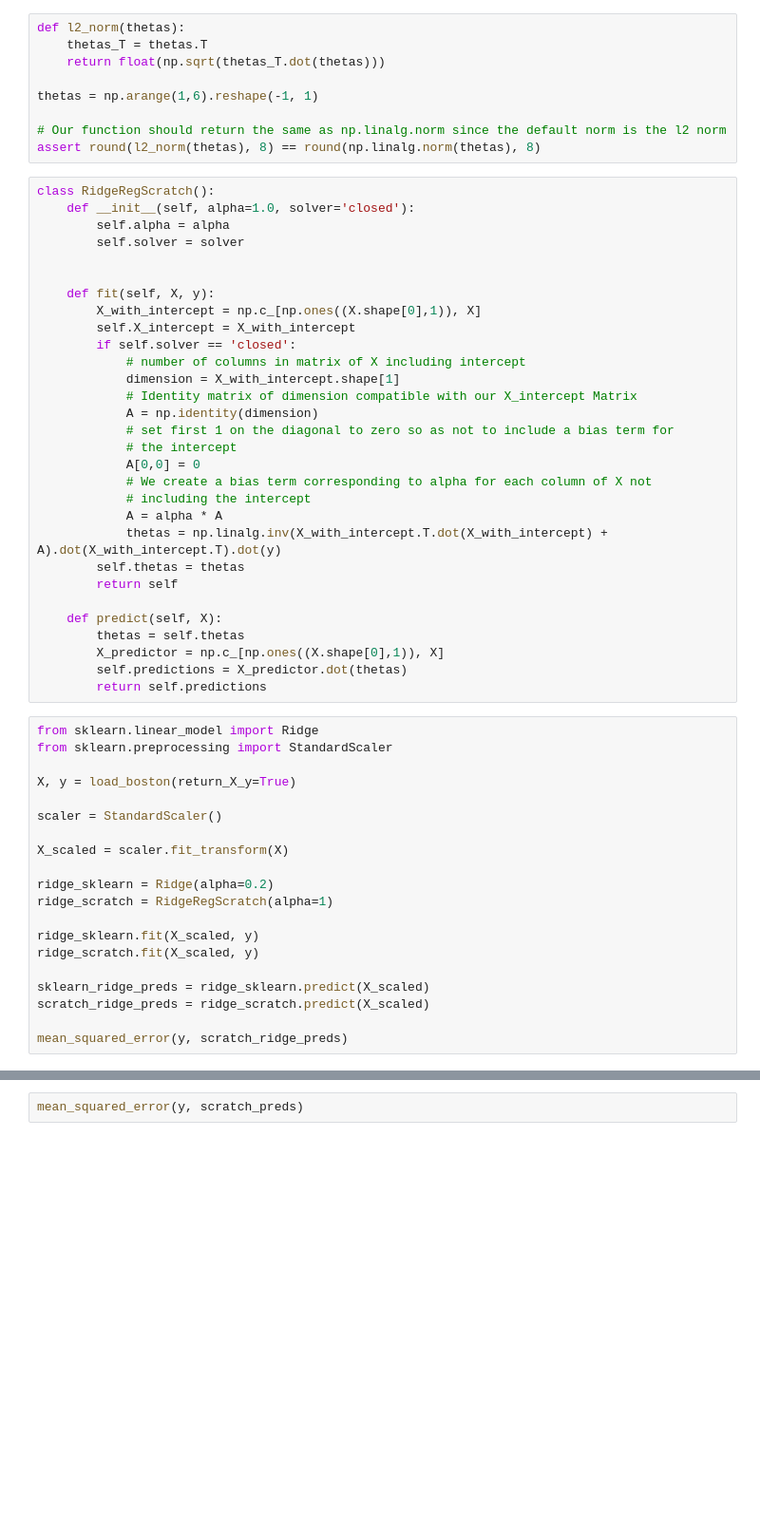
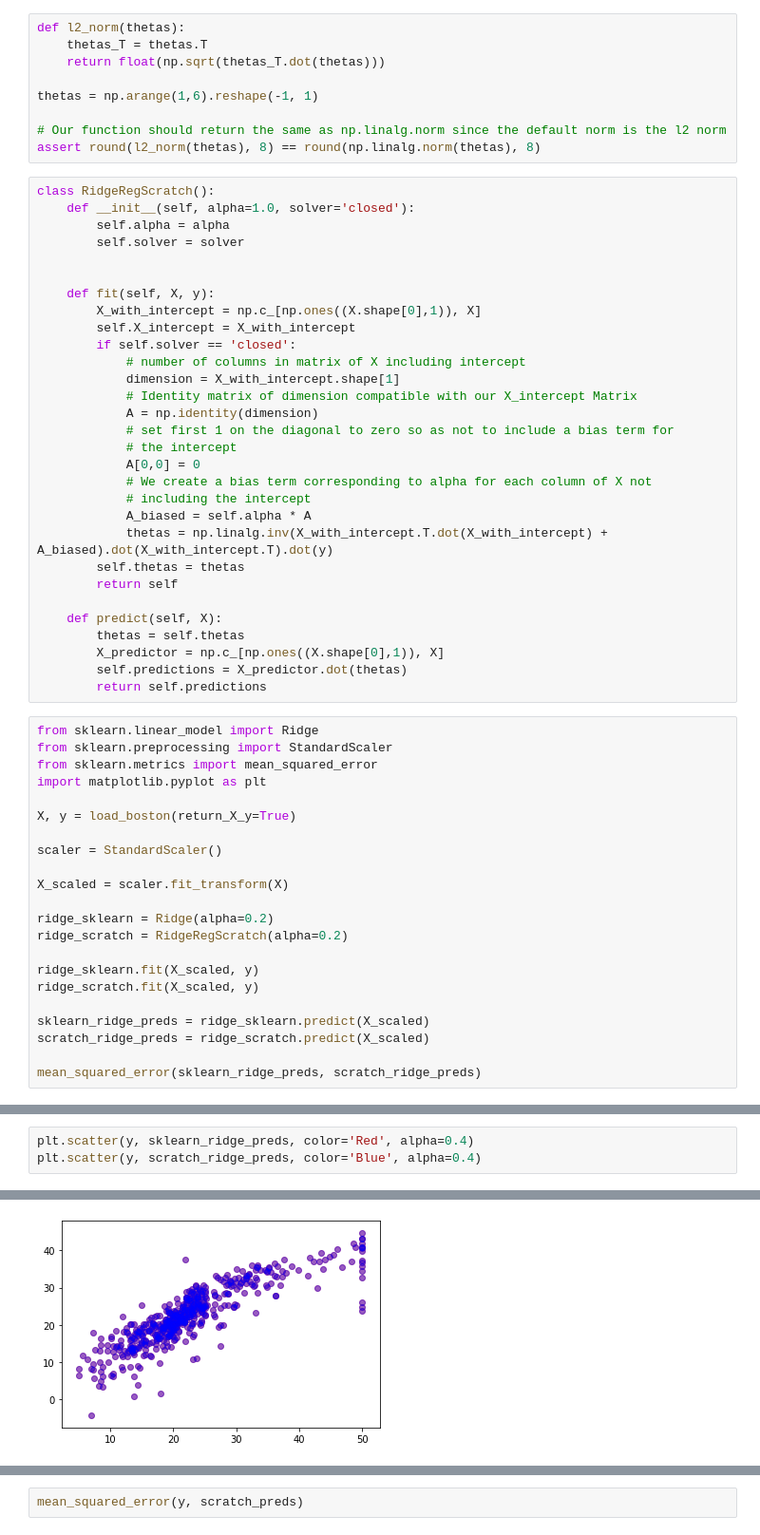
Before and after one commit to jmillerbrooks/scratch_models, a Jupyter notebook: linreg.ipynb, the cells around one changed output, grey strips where cells are left out. Shown at 95% size. Drawn from its saved outputs; the diff is of its cells as text; blank space fills up the shorter version.

Commit message:
added linear_models.py, fixed closed form ridge_regressor by changing global alpha reference to self.alpha

```diff
--- a/linreg.ipynb
+++ b/linreg.ipynb
@@ -189,8 +189,8 @@ class RidgeRegScratch():
             A[0,0] = 0
             # We create a bias term corresponding to alpha for each column of X not
             # including the intercept
-            A = alpha * A
-            thetas = np.linalg.inv(X_with_intercept.T.dot(X_with_intercept) + A).dot(X_with_intercept.T).dot(y)
+            A_biased = self.alpha * A
+            thetas = np.linalg.inv(X_with_intercept.T.dot(X_with_intercept) + A_biased).dot(X_with_intercept.T).dot(y)
         self.thetas = thetas
         return self
 
@@ -202,6 +202,8 @@ class RidgeRegScratch():
 # %%
 from sklearn.linear_model import Ridge
 from sklearn.preprocessing import StandardScaler
+from sklearn.metrics import mean_squared_error
+import matplotlib.pyplot as plt
 
 X, y = load_boston(return_X_y=True)
 
@@ -210,7 +212,7 @@ scaler = StandardScaler()
 X_scaled = scaler.fit_transform(X)
 
 ridge_sklearn = Ridge(alpha=0.2)
-ridge_scratch = RidgeRegScratch(alpha=1)
+ridge_scratch = RidgeRegScratch(alpha=0.2)
 
 ridge_sklearn.fit(X_scaled, y)
 ridge_scratch.fit(X_scaled, y)
@@ -218,5 +220,5 @@ ridge_scratch.fit(X_scaled, y)
 sklearn_ridge_preds = ridge_sklearn.predict(X_scaled)
 scratch_ridge_preds = ridge_scratch.predict(X_scaled)
 
-mean_squared_error(y, scratch_ridge_preds)
+mean_squared_error(sklearn_ridge_preds, scratch_ridge_preds)
 # %% [output]
@@ -223,0 +226,4 @@ mean_squared_error(y, scratch_ridge_preds)
+# %%
+plt.scatter(y, sklearn_ridge_preds, color='Red', alpha=0.4)
+plt.scatter(y, scratch_ridge_preds, color='Blue', alpha=0.4)
+# %% [output]
@@ -223,0 +231 @@ mean_squared_error(y, scratch_ridge_preds)
+[figure, added]
```
Also changed, not shown: parts of 4 cells of this notebook, 1 other file.
